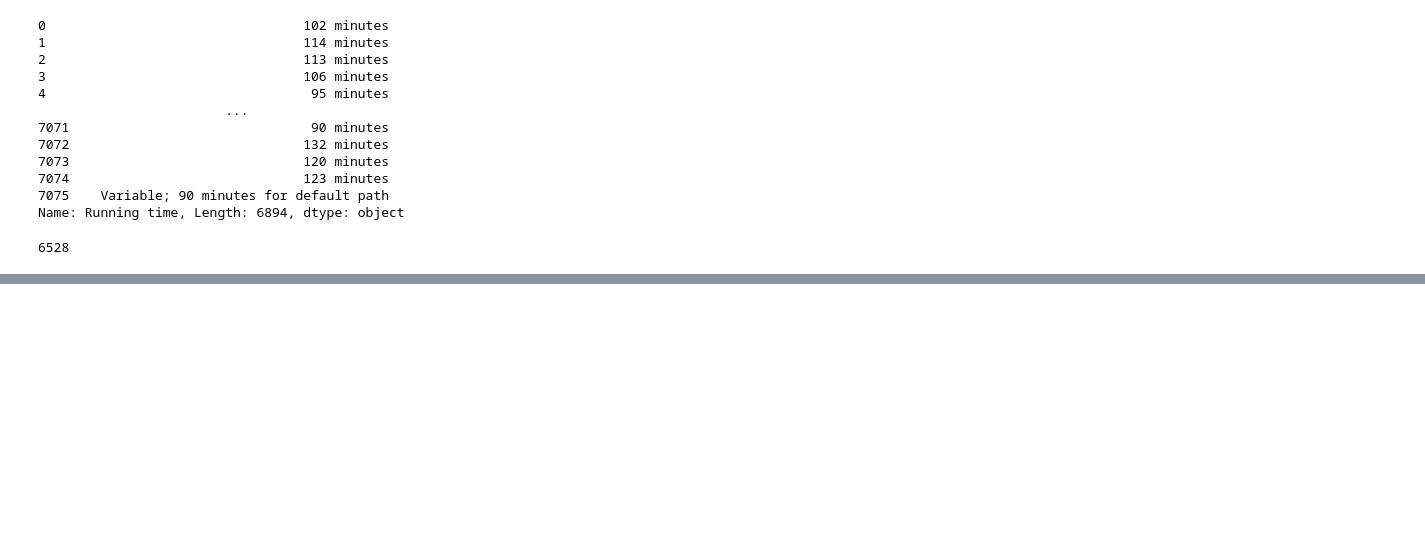
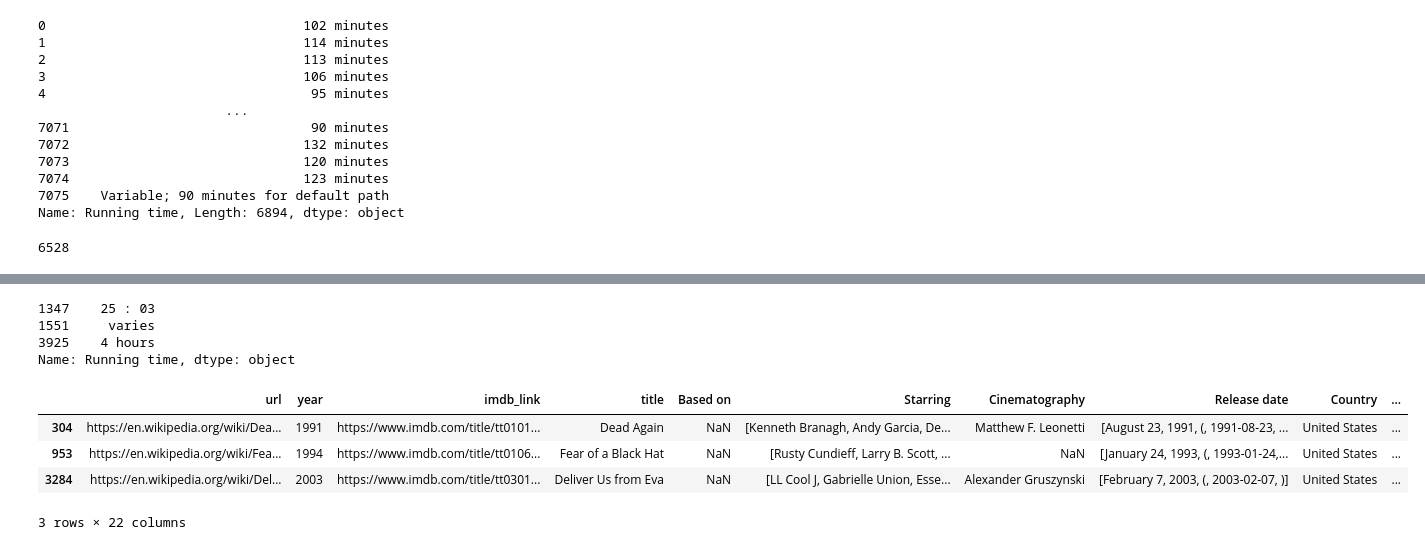
Before and after one commit to MasterMark2021/MoviesETL_, a Jupyter notebook: Movie_ETL_Workings.ipynb, the cells around one changed output, grey strips where cells are left out. Saved outputs shown, nothing was run; the diff lists cells and outputs as text; code cells hidden in the pictures; blank space fills up the shorter version.

```diff
--- a/Movie_ETL_Workings.ipynb
+++ b/Movie_ETL_Workings.ipynb
@@ -564,0 +584,27 @@ running_time.str.contains(r'^\d*\s*minutes$', flags=re.IGNORECASE).sum()
+# %%
+running_time[running_time.str.contains(r'\d*\s*m', flags=re.IGNORECASE) != True]
+# %% [output]
+1347    25 : 03
+1551     varies
+3925    4 hours
+Name: Running time, dtype: object
+# %%
+running_time_extract = running_time.str.extract(r'(\d+)\s*ho?u?r?s?\s*(\d*)|(\d+)\s*m')
+# %%
+# set errors to zero
+running_time_extract = running_time_extract.apply(lambda col: pd.to_numeric(col, errors='coerce')).fillna(0)
+# %%
+# turn capture group into minutes
+wiki_movies_df['running_time'] = running_time_extract.apply(lambda row: row[0]*60 + row[1] if row[2] == 0 else row[2], axis=1)
+# %%
+# drop running time from the dataset
+wiki_movies_df.drop('Running time', axis=1, inplace=True)
+# %%
+# check df
+wiki_movies_df.sample(3)
+# %% [output]
+|  | url | year | imdb_link | title | Based on | Starring | Cinematography | Release date | Country | ... |
+| 304 | https://en.wikipedia.org/wiki/Dea... | 1991 | https://www.imdb.com/title/tt0101... | Dead Again | NaN | [Kenneth Branagh, Andy Garcia, De... | Matthew F. Leonetti | [August 23, 1991, (, 1991-08-23, ... | United States | ... |
+| 953 | https://en.wikipedia.org/wiki/Fea... | 1994 | https://www.imdb.com/title/tt0106... | Fear of a Black Hat | NaN | [Rusty Cundieff, Larry B. Scott, ... | NaN | [January 24, 1993, (, 1993-01-24,... | United States | ... |
+| 3284 | https://en.wikipedia.org/wiki/Del... | 2003 | https://www.imdb.com/title/tt0301... | Deliver Us from Eva | NaN | [LL Cool J, Gabrielle Union, Esse... | Alexander Gruszynski | [February 7, 2003, (, 2003-02-07, )] | United States | ... |
+3 rows × 22 columns
```
Also changed, not shown: parts of 20 cells of this notebook.
